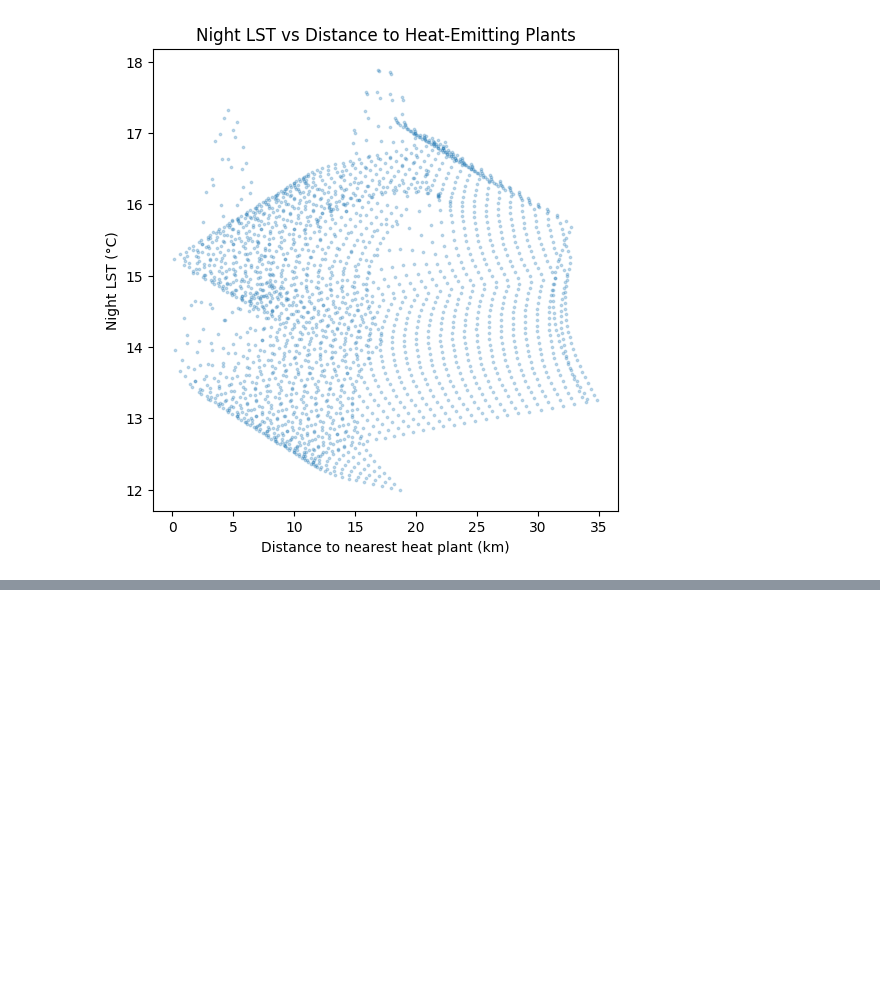
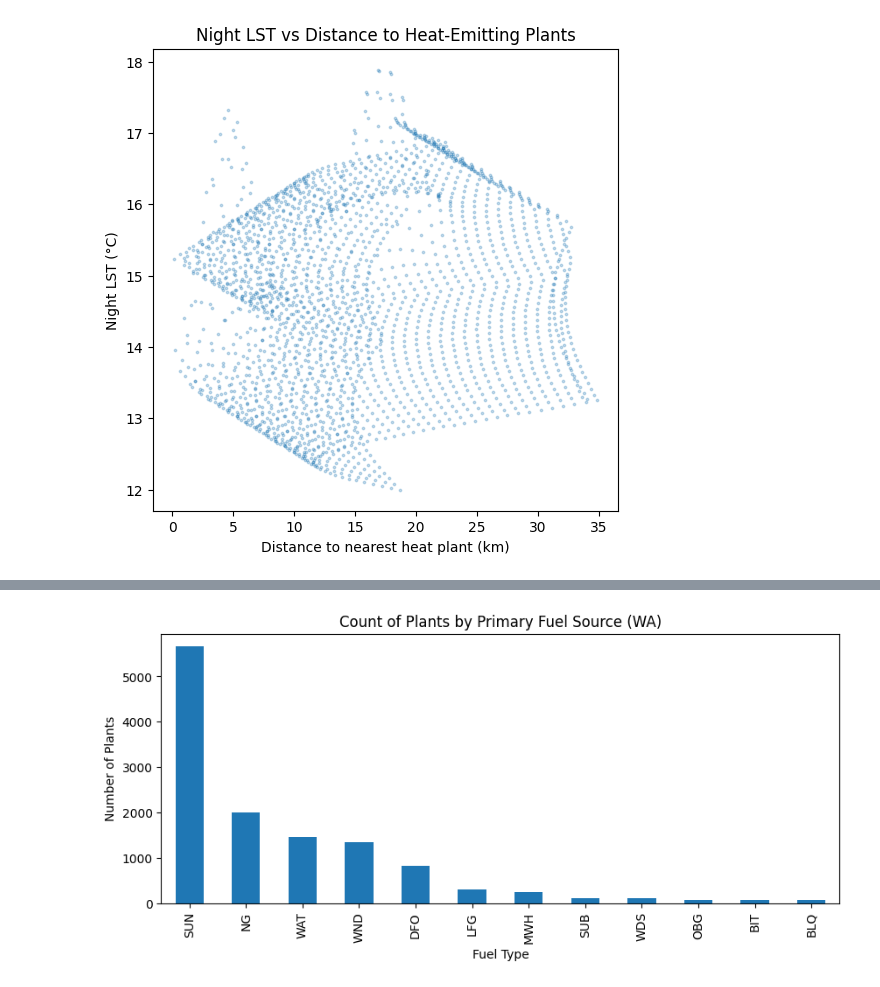
Before and after one commit to Letrus/Seattle-Urban-Heat-Island-Project, a Jupyter notebook: SimpleEDA.ipynb, the cells around one changed output, grey strips where cells are left out. Saved outputs shown, nothing was run; the diff lists cells and outputs as text; code cells hidden in the pictures; blank space fills up the shorter version.

```diff
--- a/SimpleEDA.ipynb
+++ b/SimpleEDA.ipynb
@@ -411,0 +431,9 @@ plt.show()
+# %%
+plt.figure(figsize=(10,4))
+plants_df["Plant primary fuel"].value_counts().head(12).plot(kind='bar')
+plt.title("Count of Plants by Primary Fuel Source (WA)")
+plt.ylabel("Number of Plants")
+plt.xlabel("Fuel Type")
+plt.show()
+# %% [output]
+[figure, added]
```
Also changed, not shown: parts of 11 cells of this notebook.
